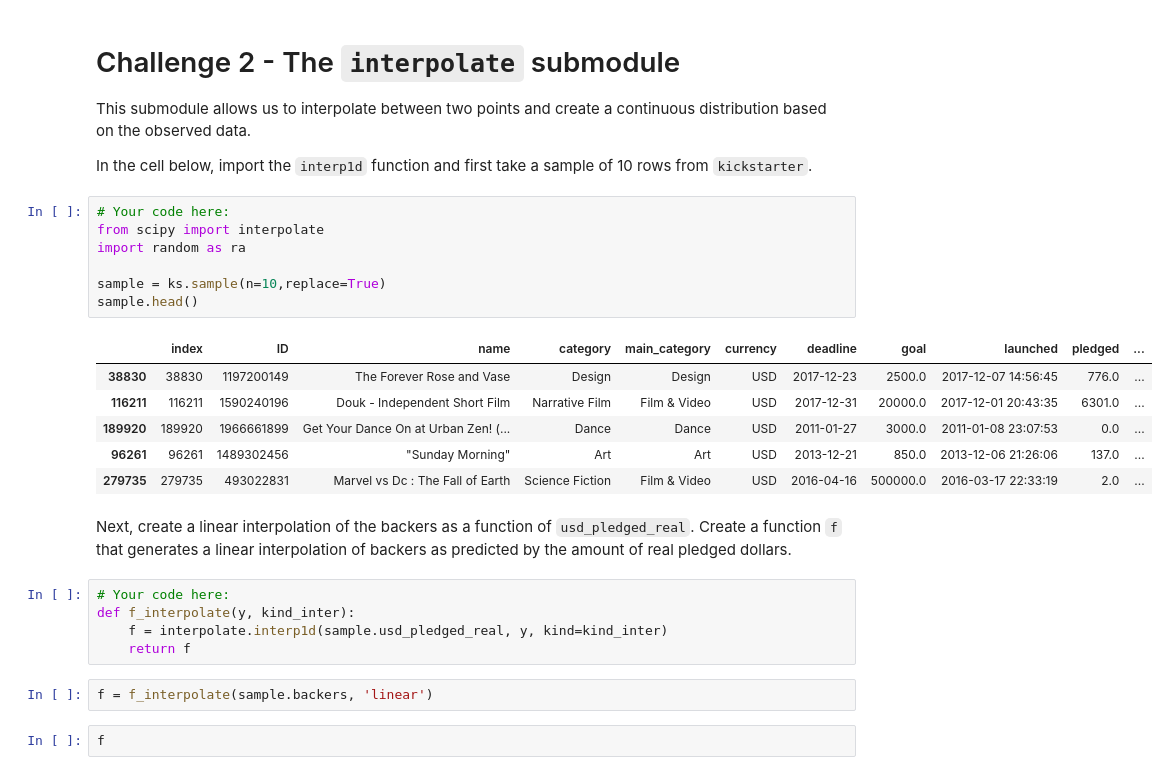
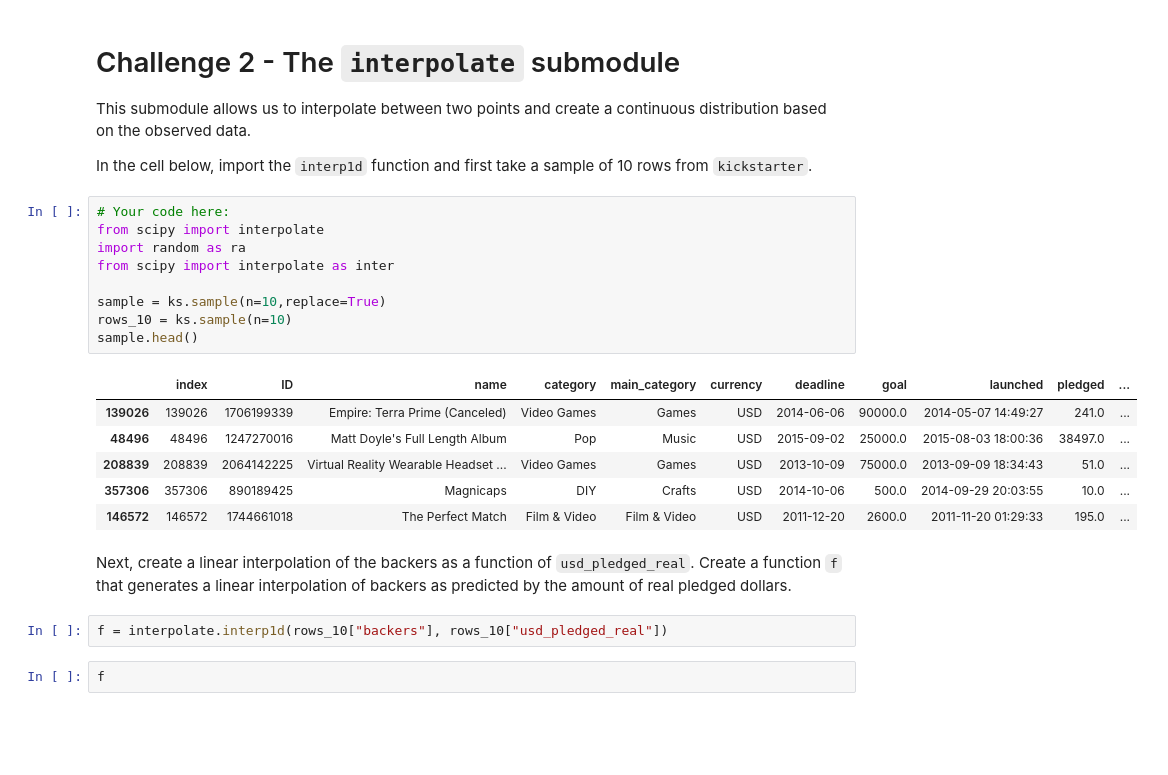
Before and after one commit to ta-data-bcn/lab-intro-to-scipy, a Jupyter notebook: your-code/main.ipynb, the cells around one changed output. Cells and saved outputs as stored; diff of their text form; blank space fills up the shorter version.

```diff
--- a/your-code/main.ipynb
+++ b/your-code/main.ipynb
@@ -112,26 +119,23 @@ In the cell below, import the `interp1d` function and first take a sample of 10
 # %%
 # Your code here:
 from scipy import interpolate
 import random as ra
+from scipy import interpolate as inter
 
 sample = ks.sample(n=10,replace=True)
+rows_10 = ks.sample(n=10)
 sample.head()
 # %% [output]
 |  | index | ID | name | category | main_category | currency | deadline | goal | launched | pledged | ... |
-| 38830 | 38830 | 1197200149 | The Forever Rose and Vase | Design | Design | USD | 2017-12-23 | 2500.0 | 2017-12-07 14:56:45 | 776.0 | ... |
-| 116211 | 116211 | 1590240196 | Douk - Independent Short Film | Narrative Film | Film & Video | USD | 2017-12-31 | 20000.0 | 2017-12-01 20:43:35 | 6301.0 | ... |
-| 189920 | 189920 | 1966661899 | Get Your Dance On at Urban Zen! (... | Dance | Dance | USD | 2011-01-27 | 3000.0 | 2011-01-08 23:07:53 | 0.0 | ... |
-| 96261 | 96261 | 1489302456 | "Sunday Morning" | Art | Art | USD | 2013-12-21 | 850.0 | 2013-12-06 21:26:06 | 137.0 | ... |
-| 279735 | 279735 | 493022831 | Marvel vs Dc : The Fall of Earth | Science Fiction | Film & Video | USD | 2016-04-16 | 500000.0 | 2016-03-17 22:33:19 | 2.0 | ... |
+| 139026 | 139026 | 1706199339 | Empire: Terra Prime (Canceled) | Video Games | Games | USD | 2014-06-06 | 90000.0 | 2014-05-07 14:49:27 | 241.0 | ... |
+| 48496 | 48496 | 1247270016 | Matt Doyle's Full Length Album | Pop | Music | USD | 2015-09-02 | 25000.0 | 2015-08-03 18:00:36 | 38497.0 | ... |
+| 208839 | 208839 | 2064142225 | Virtual Reality Wearable Headset ... | Video Games | Games | USD | 2013-10-09 | 75000.0 | 2013-09-09 18:34:43 | 51.0 | ... |
+| 357306 | 357306 | 890189425 | Magnicaps | DIY | Crafts | USD | 2014-10-06 | 500.0 | 2014-09-29 20:03:55 | 10.0 | ... |
+| 146572 | 146572 | 1744661018 | The Perfect Match | Film & Video | Film & Video | USD | 2011-12-20 | 2600.0 | 2011-11-20 01:29:33 | 195.0 | ... |
 # %% [markdown]
 Next, create a linear interpolation of the backers as a function of `usd_pledged_real`. Create a function `f` that generates a linear interpolation of backers as predicted by the amount of real pledged dollars.
-# %%
-# Your code here:
-def f_interpolate(y, kind_inter):
-    f = interpolate.interp1d(sample.usd_pledged_real, y, kind=kind_inter)
-    return f
-# %%
-f = f_interpolate(sample.backers, 'linear')
+# %%
+f = interpolate.interp1d(rows_10["backers"], rows_10["usd_pledged_real"])
 # %%
 f
 # %% [output]
```
Also changed, not shown: parts of 20 cells of this notebook.
